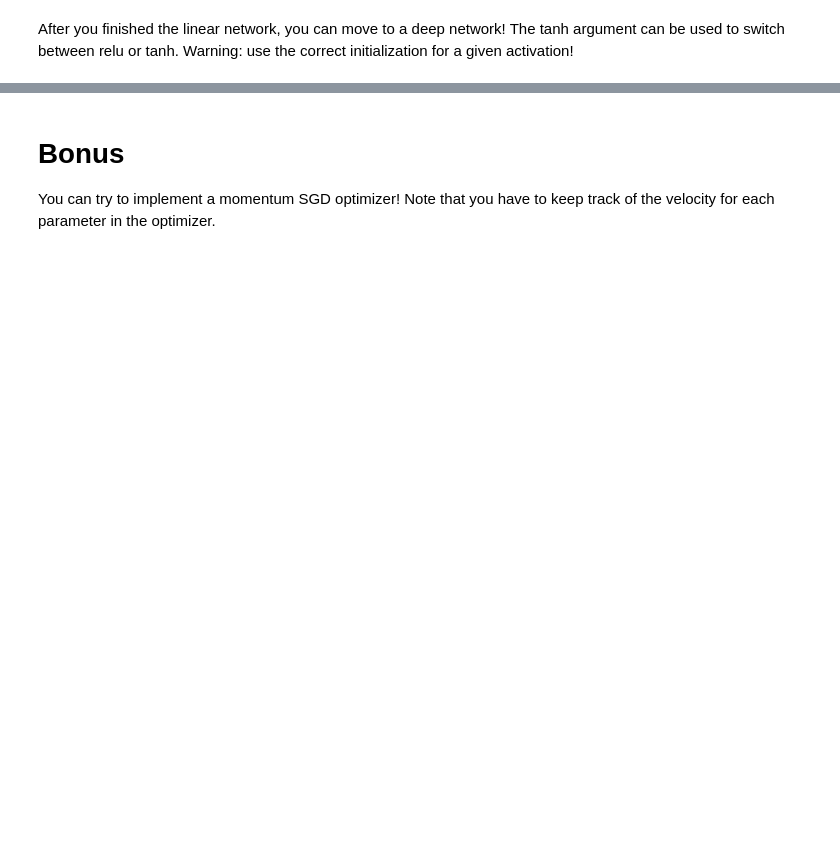
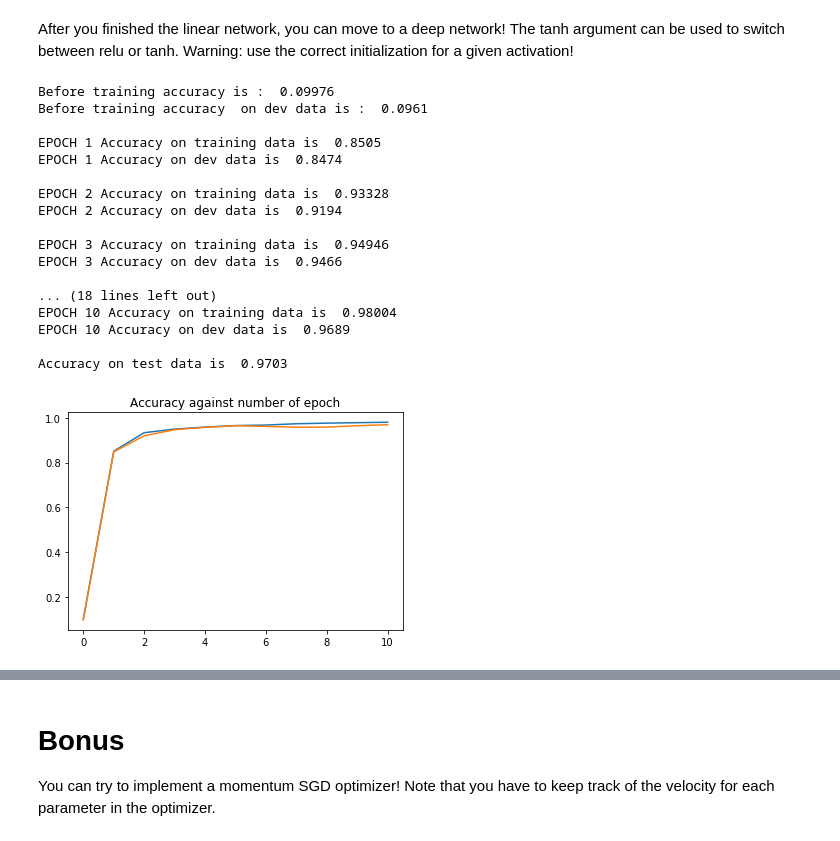
Before and after one commit to FlorianBertelli/M2_AIC, a Jupyter notebook: DeepLearning/TP2/TP2.ipynb, the cells around one changed output, grey strips where cells are left out. Drawn from its saved outputs; the diff is of its cells as text; code cells hidden in the pictures; blank space fills up the shorter version.

```diff
--- a/DeepLearning/TP2/TP2.ipynb
+++ b/DeepLearning/TP2/TP2.ipynb
@@ -189,7 +189,7 @@ def backward_relu(backptr, g):
         x.accumulate_gradient(g * (x.data > 0))
 # %%
 def tanh(x):
-    v = np.tanh(x)
+    v = np.tanh(x.data)
     output = Tensor(v, require_grad=x.require_grad)
     output.d = backward_tanh
     output.backptr = [x]
@@ -403,21 +458,3 @@ EPOCH 5
 # %% [markdown]
 After you finished the linear network, you can move to a deep network!
 The tanh argument can be used to switch between relu or tanh. Warning: use the correct initialization for a given activation!
-# %%
-class DeepNetwork(Module):
-    def __init__(self, dim_input, dim_output, hidden_dim, n_layers, tanh=False):
-        self.W = ModuleList()
-        self.b = ModuleList()
-
-        # TODO...
-
-        self.output_proj = # TODO
-        self.output_bias = # TODO
-
-        self.init_parameters()
-
-    def init_parameters(self):
-        # TODO...
-
-    def forward(self, x):
-        # TODO
@@ -424,11 +509,30 @@ class DeepNetwork(Module):
 # %%
 dim_input = 28*28
 dim_output = 10
 
-network = DeepNetwork(dim_input, dim_output, 100, 1, tanh=False)
+network = DeepNetwork(dim_input, dim_output, 100, 1, _tanh=False)
 optimizer = SGD(network.parameters(), 0.01)
 
 training_loop(network, optimizer, train_data, dev_data, n_epochs=10)
+# %% [output]
+Before training accuracy is :  0.09976
+Before training accuracy  on dev data is :  0.0961
+
+EPOCH 1 Accuracy on training data is  0.8505
+EPOCH 1 Accuracy on dev data is  0.8474
+
+EPOCH 2 Accuracy on training data is  0.93328
+EPOCH 2 Accuracy on dev data is  0.9194
+
+EPOCH 3 Accuracy on training data is  0.94946
+EPOCH 3 Accuracy on dev data is  0.9466
+
+... (18 lines left out)
+EPOCH 10 Accuracy on training data is  0.98004
+EPOCH 10 Accuracy on dev data is  0.9689
+
+Accuracy on test data is  0.9703
+[figure, added]
 # %%
 dim_input = 28*28
 dim_output = 10
```
Also changed, not shown: parts of 5 cells of this notebook.
